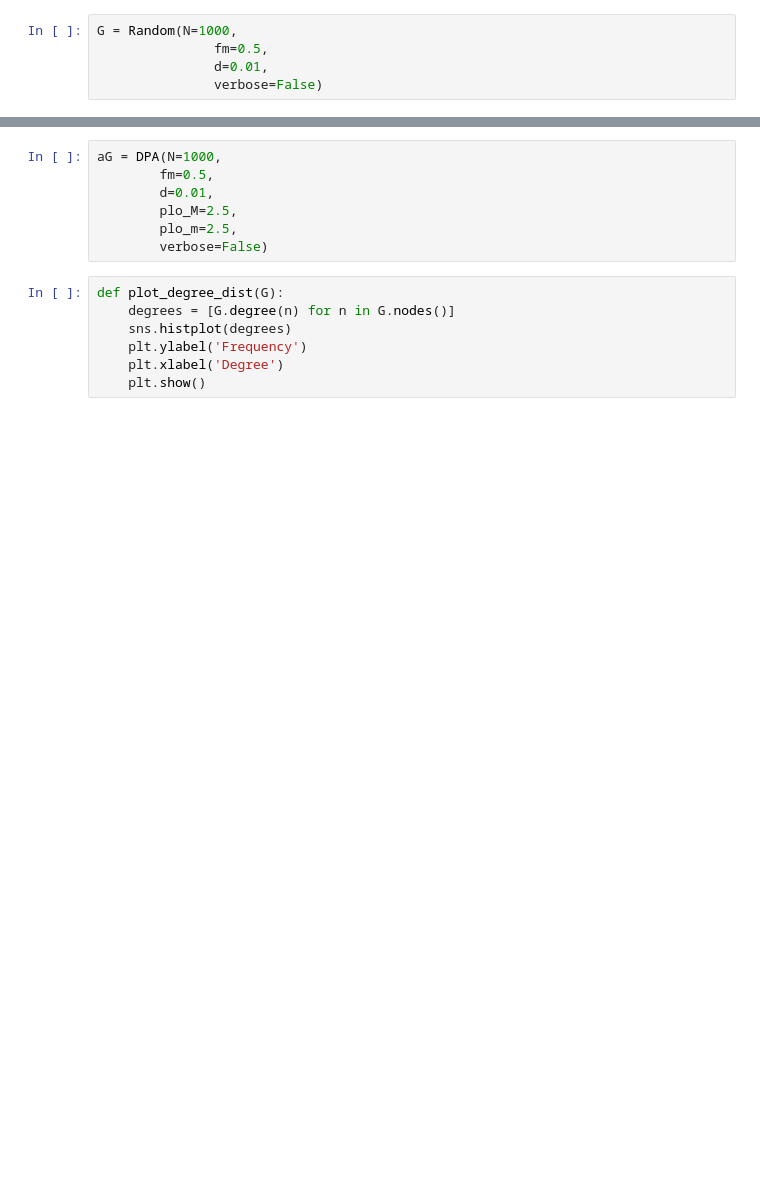
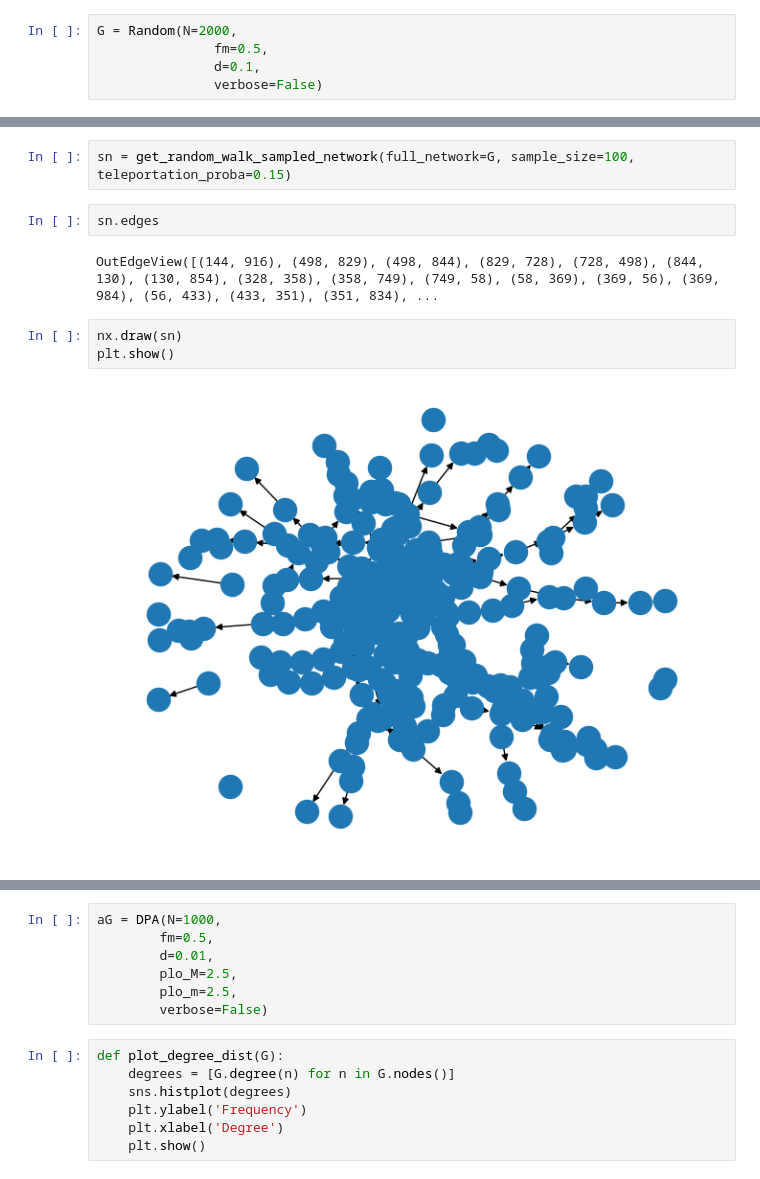
Before and after one commit to TDebono/disparate-exposure-link-recommendation, a Jupyter notebook: synthetic_data.ipynb, the cells around one changed output, grey strips where cells are left out. Saved outputs shown, nothing was run; the diff lists cells and outputs as text; blank space fills up the shorter version.

Commit message:
implement random walk sampler

```diff
--- a/synthetic_data.ipynb
+++ b/synthetic_data.ipynb
@@ -10,5 +10,5 @@ from bba import *
 # %%
-G = Random(N=1000,
+G = Random(N=2000,
                fm=0.5,
-               d=0.01,
+               d=0.1,
                verbose=False)
@@ -14,0 +71,11 @@ G = Random(N=1000,
+# %%
+sn = get_random_walk_sampled_network(full_network=G, sample_size=100, teleportation_proba=0.15)
+# %%
+sn.edges
+# %% [output]
+OutEdgeView([(144, 916), (498, 829), (498, 844), (829, 728), (728, 498), (844, 130), (130, 854), (328, 358), (358, 749), (749, 58), (58, 369), (369, 56), (369, 984), (56, 433), (433, 351), (351, 834), ...
+# %%
+nx.draw(sn)
+plt.show()
+# %% [output]
+[figure, added]
```
Also changed, not shown: parts of 7 cells of this notebook, 7 other files.
